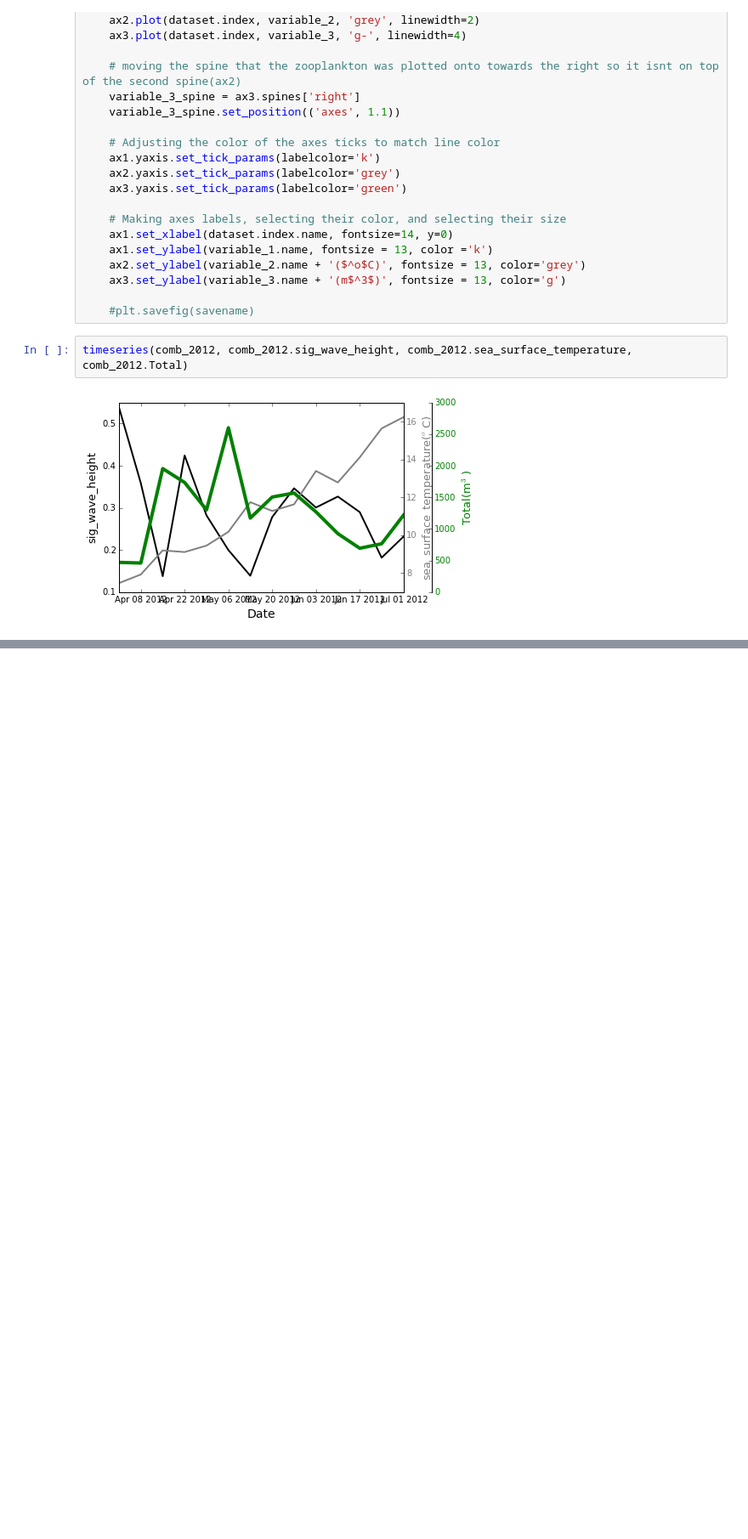
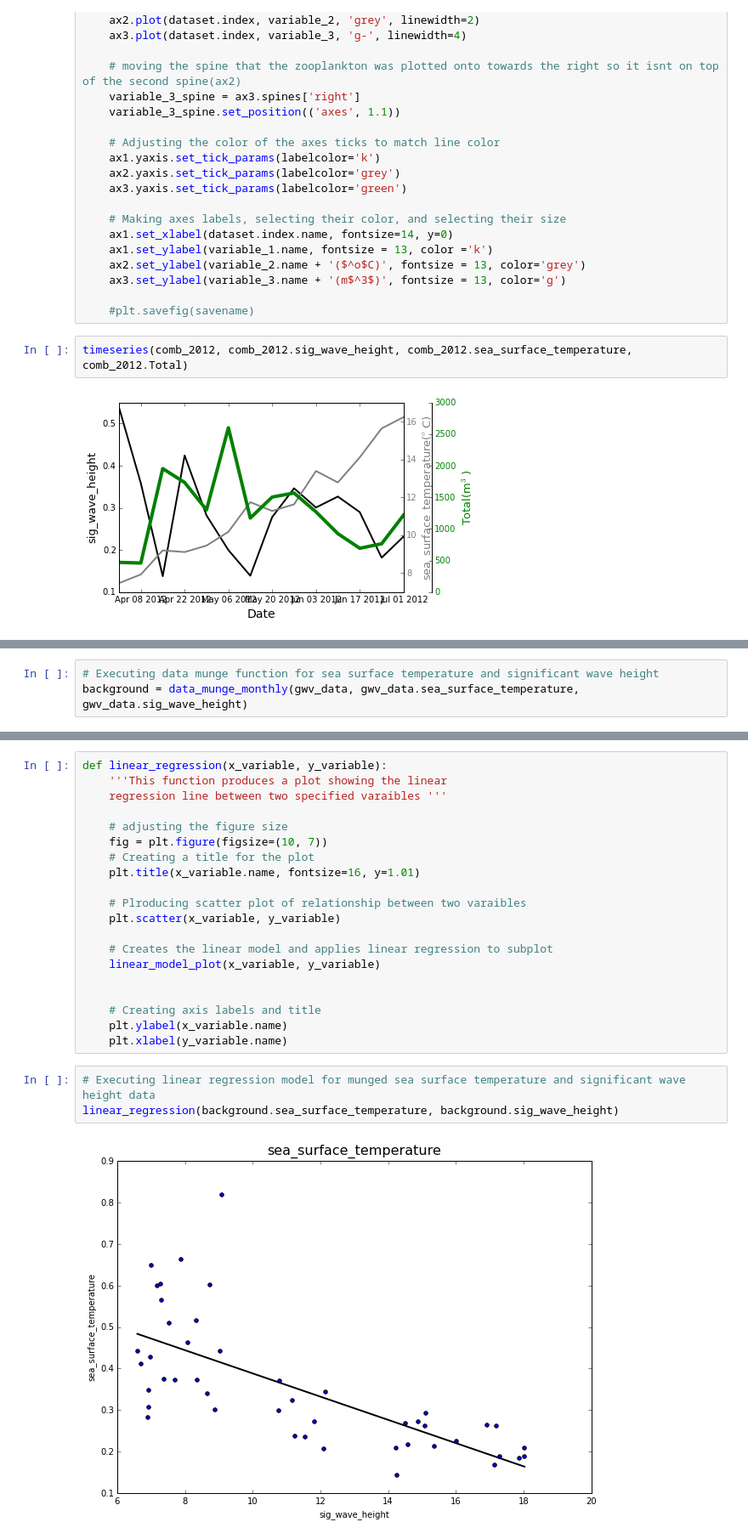
Before and after one commit to kwfawkes/Kyles_project, a Jupyter notebook: src/complete_analysis_enviro.ipynb, the cells around one changed output, grey strips where cells are left out. Shown at 85% size. Cells and saved outputs as stored; diff of their text form; blank space fills up the shorter version.

```diff
--- a/src/complete_analysis_enviro.ipynb
+++ b/src/complete_analysis_enviro.ipynb
@@ -929,0 +908,3 @@ plt.show()
+# %%
+# Executing data munge function for sea surface temperature and significant wave height
+background = data_munge_monthly(gwv_data, gwv_data.sea_surface_temperature, gwv_data.sig_wave_height)
@@ -929,0 +940,25 @@ plt.show()
+# %%
+def linear_regression(x_variable, y_variable):
+    '''This function produces a plot showing the linear
+    regression line between two specified varaibles '''
+
+    # adjusting the figure size
+    fig = plt.figure(figsize=(10, 7))
+    # Creating a title for the plot
+    plt.title(x_variable.name, fontsize=16, y=1.01)
+
+    # Plroducing scatter plot of relationship between two varaibles
+    plt.scatter(x_variable, y_variable)
+
+    # Creates the linear model and applies linear regression to subplot
+    linear_model_plot(x_variable, y_variable)
+
+
+    # Creating axis labels and title
+    plt.ylabel(x_variable.name)
+    plt.xlabel(y_variable.name)
+# %%
+# Executing linear regression model for munged sea surface temperature and significant wave height data
+linear_regression(background.sea_surface_temperature, background.sig_wave_height)
+# %% [output]
+[figure, added]
```
Also changed, not shown: parts of 12 cells of this notebook, 27 other files.
